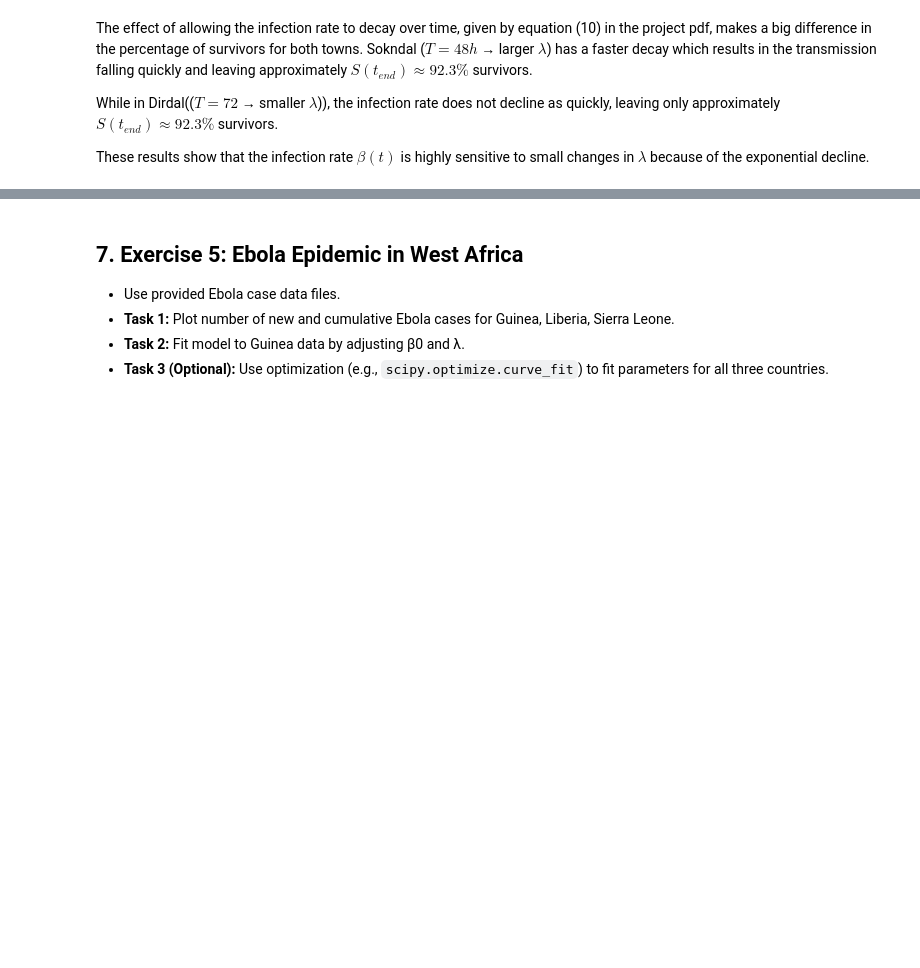
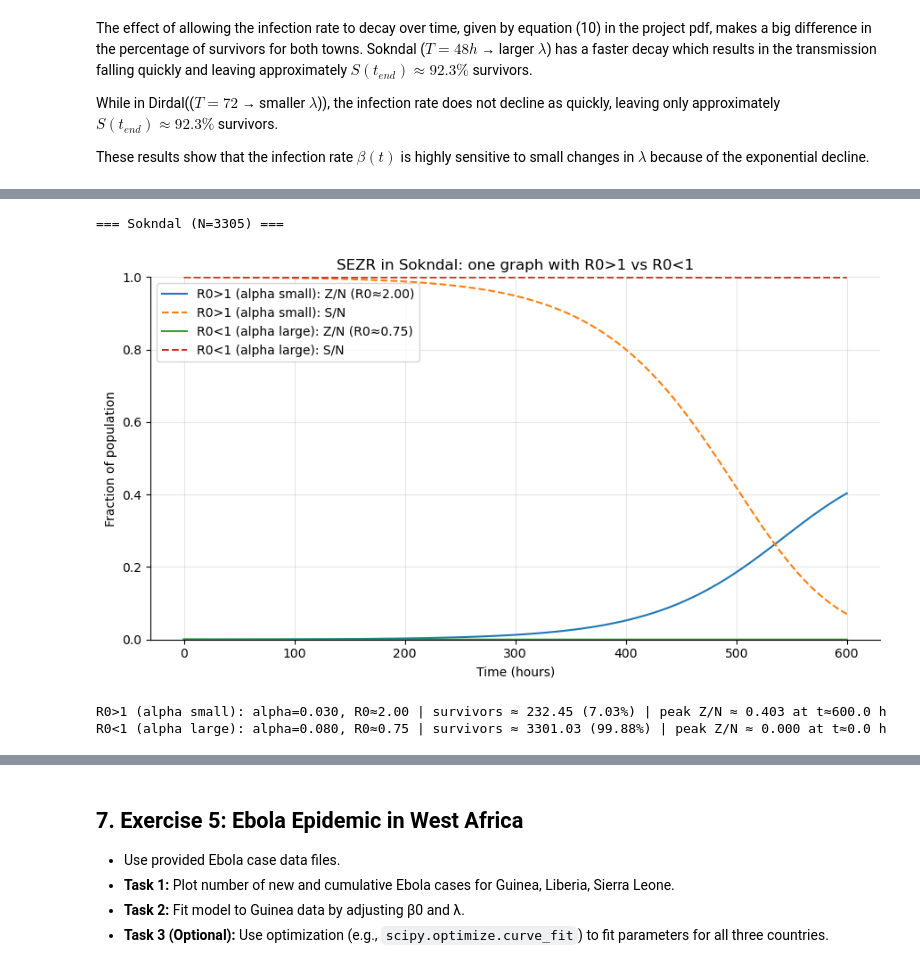
Before and after one commit to AmundRB/MOD300Project2, a Jupyter notebook: project2_template.ipynb, the cells around one changed output, grey strips where cells are left out. Saved outputs shown, nothing was run; the diff lists cells and outputs as text; code cells hidden in the pictures; blank space fills up the shorter version.

```diff
--- a/project2_template.ipynb
+++ b/project2_template.ipynb
@@ -533,0 +544,78 @@ These results show that the infection rate $\beta(t)$ is highly sensitive to sma
+# %%
+# --- constants / location (reuse your euler_solve + make_sezr_rhs) ---
+beta  = 0.06          # 1/hr
+sigma = 1/24.0        # 1/hr (24h incubation)
+locations = {"Sokndal": 3305}   # change to {"Dirdal": 683} if you like
+
+def make_sezr_rhs(beta, alpha, sigma):
+    def f(t, y):
+        S, E, Z, R = y
+        N = S + E + Z + R
+        SEZ = (S * Z) / N if N > 0 else 0.0
+        dS = -beta * SEZ
+        dE =  beta * SEZ - sigma * E
+        dZ =  sigma * E   - alpha * SEZ
+        dR =  alpha * SEZ
+        return np.array([dS, dE, dZ, dR], dtype=float)
+    return f
+
+def run_scenario(N, alpha, t_end=600.0, dt=0.25):
+    S0, E0, Z0, R0 = N-1.0, 0.0, 1.0, 0.0
+    f = make_sezr_rhs(beta=beta, alpha=alpha, sigma=sigma)
+    t, y = euler_solve(f, t_span=(0.0, t_end), y0=[S0, E0, Z0, R0], dt=dt)
+    S, E, Z, R = y.T
+    return t, S, E, Z, R
+
+# Try alpha on both sides of the threshold beta/alpha = 1
+alpha_values = {
+    "R0>1 (alpha small)": 0.03,  # beta/alpha = 2.00  → apocalypse expected
+    "R0<1 (alpha large)": 0.08,  # beta/alpha = 0.75 → survival expected
+}
+
+for place, N in locations.items():
+    print(f"\n=== {place} (N={N}) ===")
+
+    # Run, collect stats, and make ONE overlay graph
+    plt.figure(figsize=(9,5))
+    summaries = []
+
+    for label, alpha in alpha_values.items():
+        t, S, E, Z, R = run_scenario(N, alpha, t_end=600, dt=0.25)
+        R0 = beta / alpha
+        survivors = S[-1]
+        frac_survive = survivors / N
+        i_peak = int(np.argmax(Z))
+        t_peak = t[i_peak]
+        peak_frac = Z[i_peak] / N
+
+        summaries.append({
+            "label": label,
+            "alpha": alpha,
+            "R0": R0,
+            "survivors": survivors,
+            "survivor_pct": 100*frac_survive,
+            "t_peak": t_peak,
+            "peak_frac": peak_frac,
+        })
+
+        # ONE figure: overlay both cases
+        plt.plot(t, Z/N, label=f"{label}: Z/N (R0≈{R0:.2f})")
+        plt.plot(t, S/N, linestyle="--", label=f"{label}: S/N")
+
+    plt.title(f"SEZR in {place}: one graph with R0>1 vs R0<1")
+    plt.xlabel("Time (hours)"); plt.ylabel("Fraction of population")
+    plt.ylim(0, 1); plt.grid(True, alpha=0.3); plt.legend()
+    plt.tight_layout(); plt.show()
+
+    # Print concise summaries for both alphas
+    for s in summaries:
+        print(
+            f"{s['label']}: alpha={s['alpha']:.3f}, R0≈{s['R0']:.2f} | "
+            f"survivors ≈ {s['survivors']:.2f} ({s['survivor_pct']:.2f}%) | "
+            f"peak Z/N ≈ {s['peak_frac']:.3f} at t≈{s['t_peak']} h"
+        )
+# %% [output]
+=== Sokndal (N=3305) ===
+[figure, added]
+R0>1 (alpha small): alpha=0.030, R0≈2.00 | survivors ≈ 232.45 (7.03%) | peak Z/N ≈ 0.403 at t≈600.0 h
+R0<1 (alpha large): alpha=0.080, R0≈0.75 | survivors ≈ 3301.03 (99.88%) | peak Z/N ≈ 0.000 at t≈0.0 h
```
Also changed, not shown: parts of 5 cells of this notebook.
